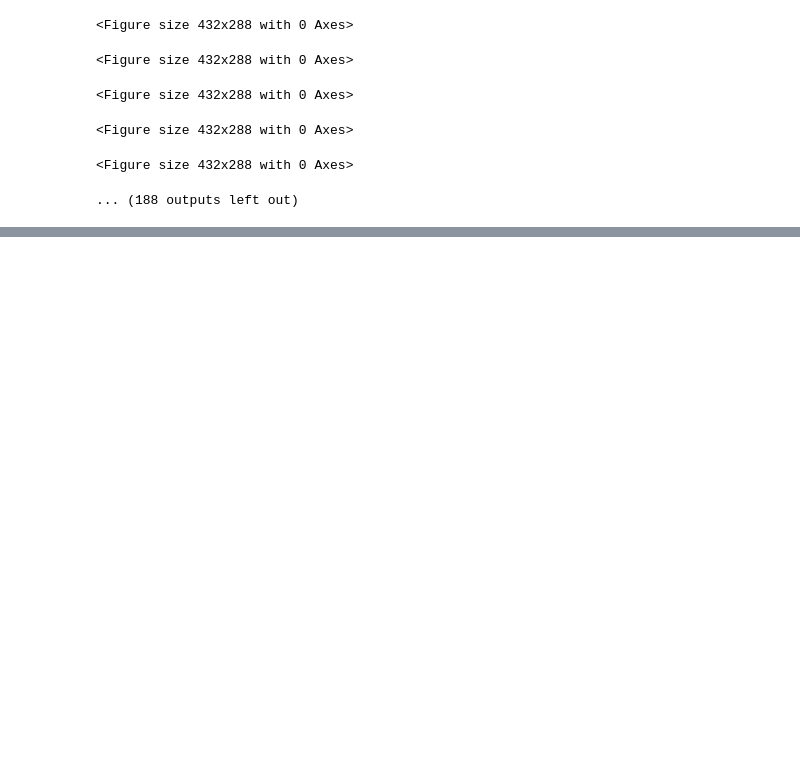
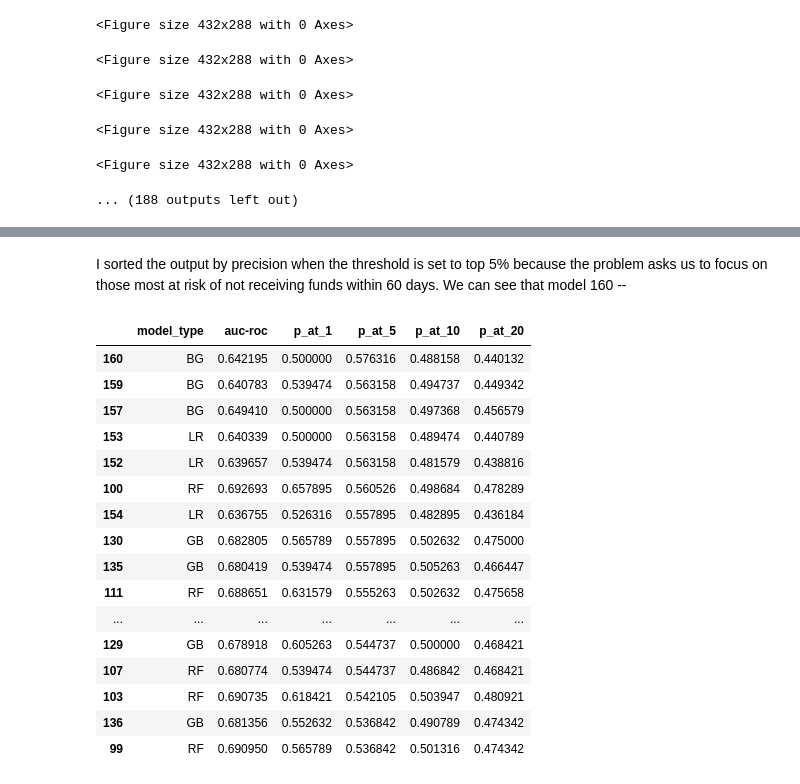
Before and after one commit to jamjensen/ml-pub-policy, a Jupyter notebook: hw3/hw3-notebook.ipynb, the cells around one changed output, grey strips where cells are left out. Drawn from its saved outputs; the diff is of its cells as text; code cells hidden in the pictures; blank space fills up the shorter version.

```diff
--- a/hw3/hw3-notebook.ipynb
+++ b/hw3/hw3-notebook.ipynb
@@ -347,0 +243,22 @@ output
+# %% [markdown]
+I sorted the output by precision when the threshold is set to top 5% because the problem asks us to focus on those most at risk of not receiving funds within 60 days. We can see that model 160 --
+# %%
+output.loc[:,['model_type','auc-roc','p_at_1','p_at_5','p_at_10','p_at_20']].sort_values('p_at_5', ascending=False).head(20)
+# %% [output]
+|  | model_type | auc-roc | p_at_1 | p_at_5 | p_at_10 | p_at_20 |
+| 160 | BG | 0.642195 | 0.500000 | 0.576316 | 0.488158 | 0.440132 |
+| 159 | BG | 0.640783 | 0.539474 | 0.563158 | 0.494737 | 0.449342 |
+| 157 | BG | 0.649410 | 0.500000 | 0.563158 | 0.497368 | 0.456579 |
+| 153 | LR | 0.640339 | 0.500000 | 0.563158 | 0.489474 | 0.440789 |
+| 152 | LR | 0.639657 | 0.539474 | 0.563158 | 0.481579 | 0.438816 |
+| 100 | RF | 0.692693 | 0.657895 | 0.560526 | 0.498684 | 0.478289 |
+| 154 | LR | 0.636755 | 0.526316 | 0.557895 | 0.482895 | 0.436184 |
+| 130 | GB | 0.682805 | 0.565789 | 0.557895 | 0.502632 | 0.475000 |
+| 135 | GB | 0.680419 | 0.539474 | 0.557895 | 0.505263 | 0.466447 |
+| 111 | RF | 0.688651 | 0.631579 | 0.555263 | 0.502632 | 0.475658 |
+| ... | ... | ... | ... | ... | ... | ... |
+| 129 | GB | 0.678918 | 0.605263 | 0.544737 | 0.500000 | 0.468421 |
+| 107 | RF | 0.680774 | 0.539474 | 0.544737 | 0.486842 | 0.468421 |
+| 103 | RF | 0.690735 | 0.618421 | 0.542105 | 0.503947 | 0.480921 |
+| 136 | GB | 0.681356 | 0.552632 | 0.536842 | 0.490789 | 0.474342 |
+| 99 | RF | 0.690950 | 0.565789 | 0.536842 | 0.501316 | 0.474342 |
```
Also changed, not shown: parts of 10 cells of this notebook.
